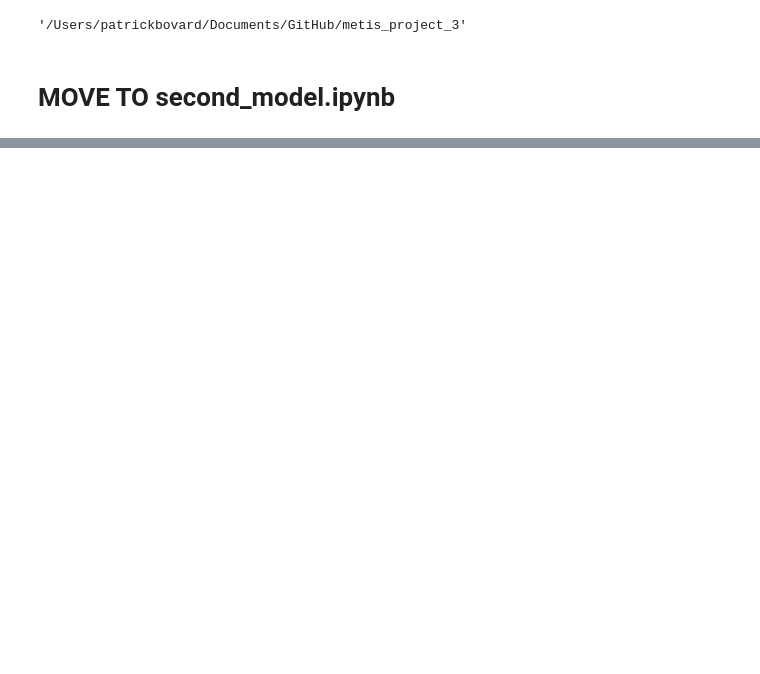
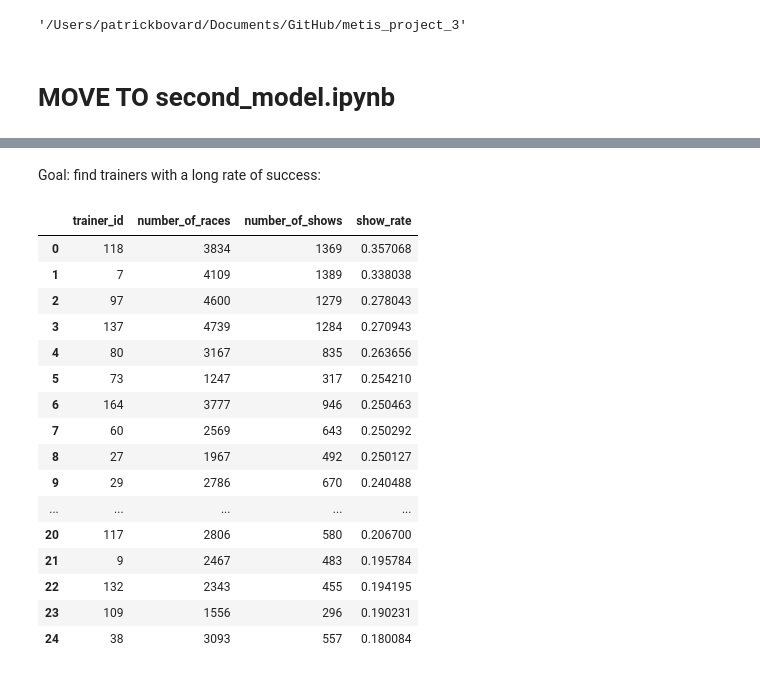
Before and after one commit to pbovard63/Predicting_Hong_Kong_Horse_Racing_Finishes, a Jupyter notebook: feature_engineering_sql.ipynb, the cells around one changed output, grey strips where cells are left out. Saved outputs shown, nothing was run; the diff lists cells and outputs as text; code cells hidden in the pictures; blank space fills up the shorter version.

```diff
--- a/feature_engineering_sql.ipynb
+++ b/feature_engineering_sql.ipynb
@@ -1290,0 +1815,33 @@ training_horses_2.to_pickle("./Data/training_horses_2.pkl")
+# %% [markdown]
+Goal: find trainers with a long rate of success:
+# %%
+query = '''
+SELECT trainer_id, count(horse_id) as Number_of_Races, sum(show) as Number_of_Shows,
+CAST(sum(show) AS DECIMAL) / count(horse_id) AS show_rate
+FROM combined_table_2
+GROUP BY trainer_id
+HAVING count(horse_id) > 20
+ORDER BY show_rate DESC
+LIMIT 25;
+'''
+df = pd.read_sql(query, engine)
+
+df
+# %% [output]
+|  | trainer_id | number_of_races | number_of_shows | show_rate |
+| 0 | 118 | 3834 | 1369 | 0.357068 |
+| 1 | 7 | 4109 | 1389 | 0.338038 |
+| 2 | 97 | 4600 | 1279 | 0.278043 |
+| 3 | 137 | 4739 | 1284 | 0.270943 |
+| 4 | 80 | 3167 | 835 | 0.263656 |
+| 5 | 73 | 1247 | 317 | 0.254210 |
+| 6 | 164 | 3777 | 946 | 0.250463 |
+| 7 | 60 | 2569 | 643 | 0.250292 |
+| 8 | 27 | 1967 | 492 | 0.250127 |
+| 9 | 29 | 2786 | 670 | 0.240488 |
+| ... | ... | ... | ... | ... |
+| 20 | 117 | 2806 | 580 | 0.206700 |
+| 21 | 9 | 2467 | 483 | 0.195784 |
+| 22 | 132 | 2343 | 455 | 0.194195 |
+| 23 | 109 | 1556 | 296 | 0.190231 |
+| 24 | 38 | 3093 | 557 | 0.180084 |
```
Also changed, not shown: parts of 63 cells of this notebook, 23 other files.
